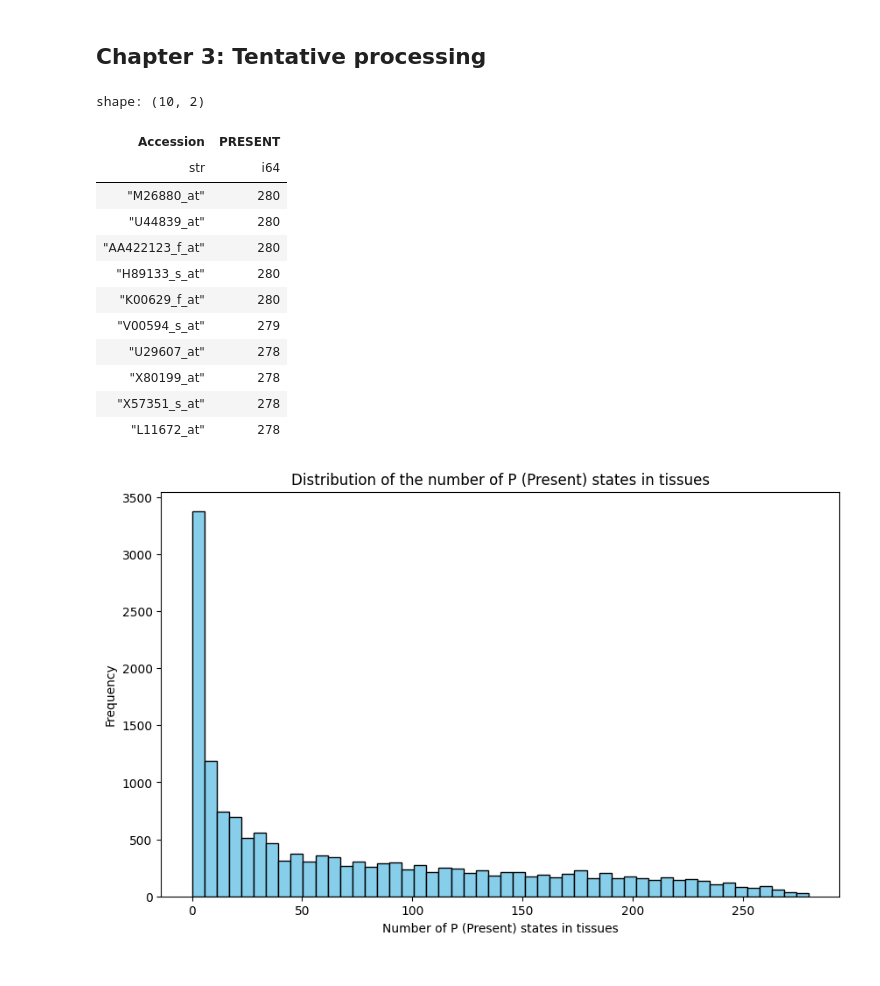
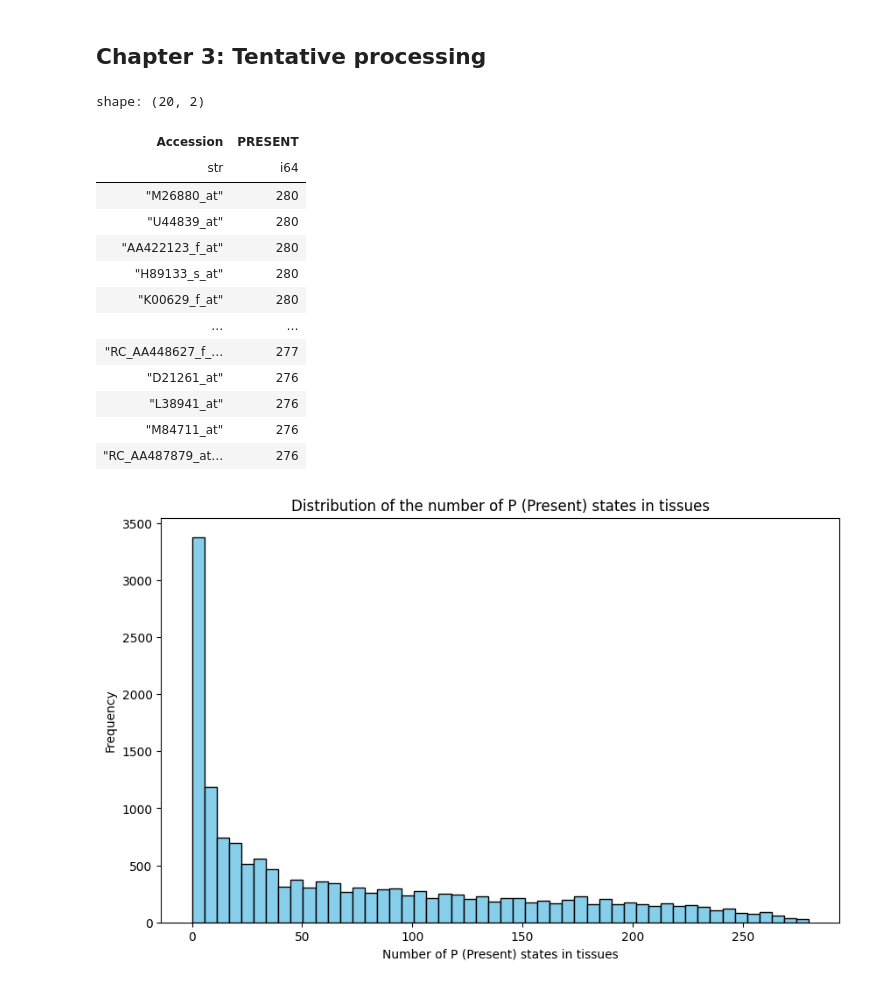
Before and after one commit to UnknownEquineCoderFH/bio-r, a Jupyter notebook: report.ipynb, the cells around one changed output. Cells and saved outputs as stored; diff of their text form; code cells hidden in the pictures.

```diff
--- a/report.ipynb
+++ b/report.ipynb
@@ -133,32 +133,33 @@ shape: (9, 183)
 # %%
 classes = [col for col in ds.columns if "class" in col]
 mutations_df = ds.select(["Accession"] + classes)
 
 mutations_df = mutations_df.with_columns(
     pl.Series(
         "PRESENT", mutations_df.map_rows(lambda s: sum([1 for i in s if i == "P"]))
     )
 )
 
 summed = (
     mutations_df.sort("PRESENT", descending=True).select(["Accession", "PRESENT"])
 )
 
-summed.head(10)
+summed.head(20)
 # %% [output]
-shape: (10, 2)
+shape: (20, 2)
 | Accession | PRESENT |
 | str | i64 |
 | "M26880_at" | 280 |
 | "U44839_at" | 280 |
 | "AA422123_f_at" | 280 |
 | "H89133_s_at" | 280 |
 | "K00629_f_at" | 280 |
-| "V00594_s_at" | 279 |
-| "U29607_at" | 278 |
-| "X80199_at" | 278 |
-| "X57351_s_at" | 278 |
-| "L11672_at" | 278 |
+| … | … |
+| "RC_AA448627_f_… | 277 |
+| "D21261_at" | 276 |
+| "L38941_at" | 276 |
+| "M84711_at" | 276 |
+| "RC_AA487879_at… | 276 |
 # %%
 import matplotlib.pyplot as plt
 
```
Also changed, not shown: parts of 1 cell of this notebook, 18 other files.
